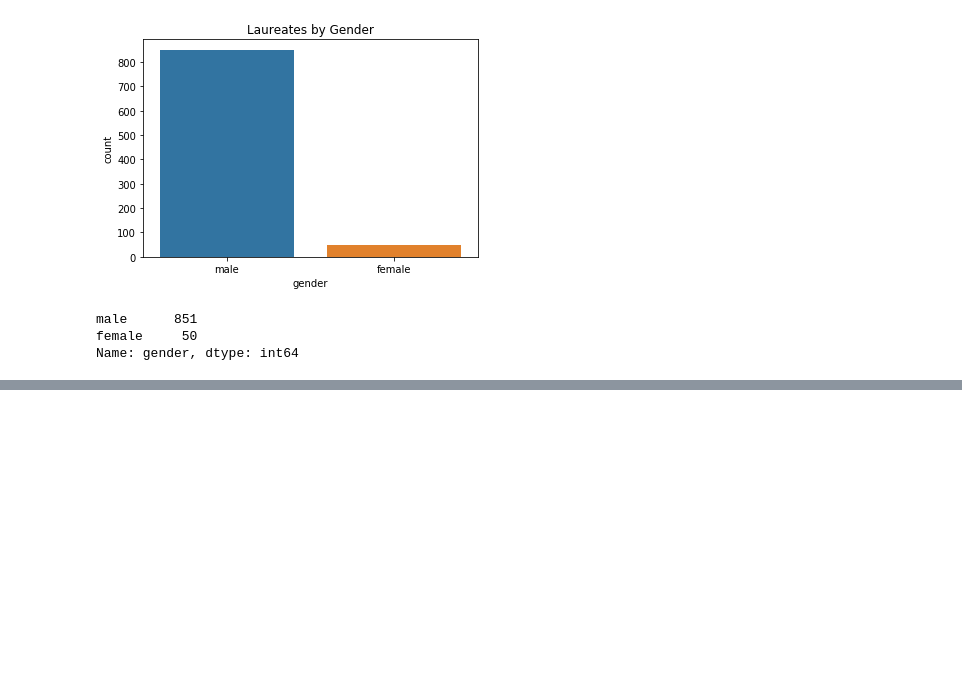
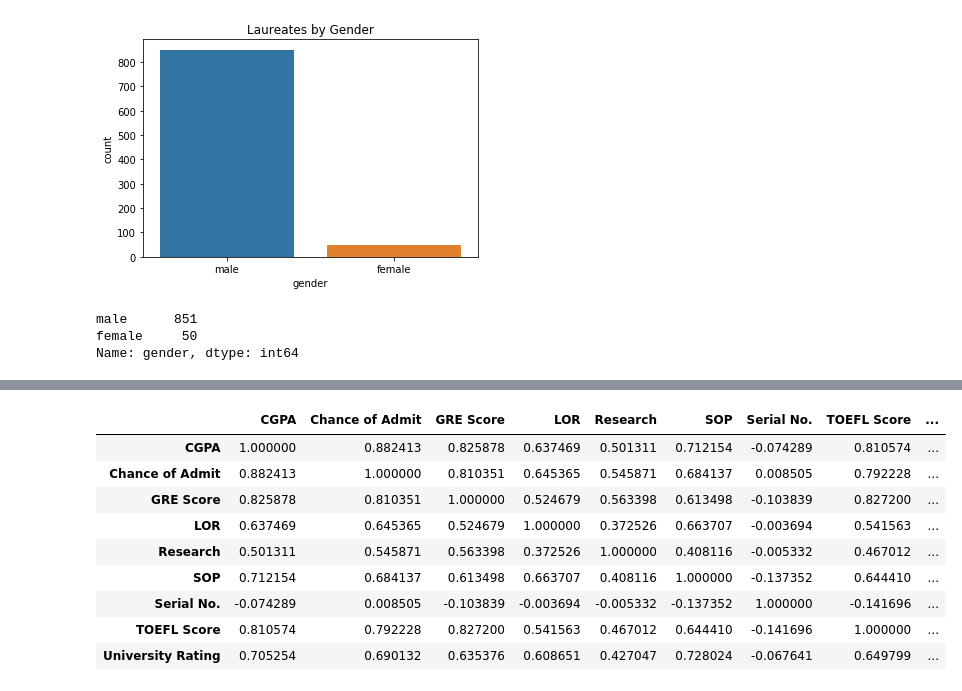
Before and after one commit to ctrosenberg/ml-class, a Jupyter notebook: Homework 1.ipynb, the cells around one changed output, grey strips where cells are left out. Saved outputs shown, nothing was run; the diff lists cells and outputs as text; code cells hidden in the pictures; blank space fills up the shorter version.

```diff
--- a/Homework 1.ipynb
+++ b/Homework 1.ipynb
@@ -345,0 +332,14 @@ admission_data.corr()
+# %%
+#Let's look at the correlation between variables
+admit.corr()
+# %% [output]
+|  | CGPA | Chance of Admit | GRE Score | LOR | Research | SOP | Serial No. | TOEFL Score | ... |
+| CGPA | 1.000000 | 0.882413 | 0.825878 | 0.637469 | 0.501311 | 0.712154 | -0.074289 | 0.810574 | ... |
+| Chance of Admit | 0.882413 | 1.000000 | 0.810351 | 0.645365 | 0.545871 | 0.684137 | 0.008505 | 0.792228 | ... |
+| GRE Score | 0.825878 | 0.810351 | 1.000000 | 0.524679 | 0.563398 | 0.613498 | -0.103839 | 0.827200 | ... |
+| LOR | 0.637469 | 0.645365 | 0.524679 | 1.000000 | 0.372526 | 0.663707 | -0.003694 | 0.541563 | ... |
+| Research | 0.501311 | 0.545871 | 0.563398 | 0.372526 | 1.000000 | 0.408116 | -0.005332 | 0.467012 | ... |
+| SOP | 0.712154 | 0.684137 | 0.613498 | 0.663707 | 0.408116 | 1.000000 | -0.137352 | 0.644410 | ... |
+| Serial No. | -0.074289 | 0.008505 | -0.103839 | -0.003694 | -0.005332 | -0.137352 | 1.000000 | -0.141696 | ... |
+| TOEFL Score | 0.810574 | 0.792228 | 0.827200 | 0.541563 | 0.467012 | 0.644410 | -0.141696 | 1.000000 | ... |
+| University Rating | 0.705254 | 0.690132 | 0.635376 | 0.608651 | 0.427047 | 0.728024 | -0.067641 | 0.649799 | ... |
```
Also changed, not shown: parts of 33 cells of this notebook, 2 other files.
